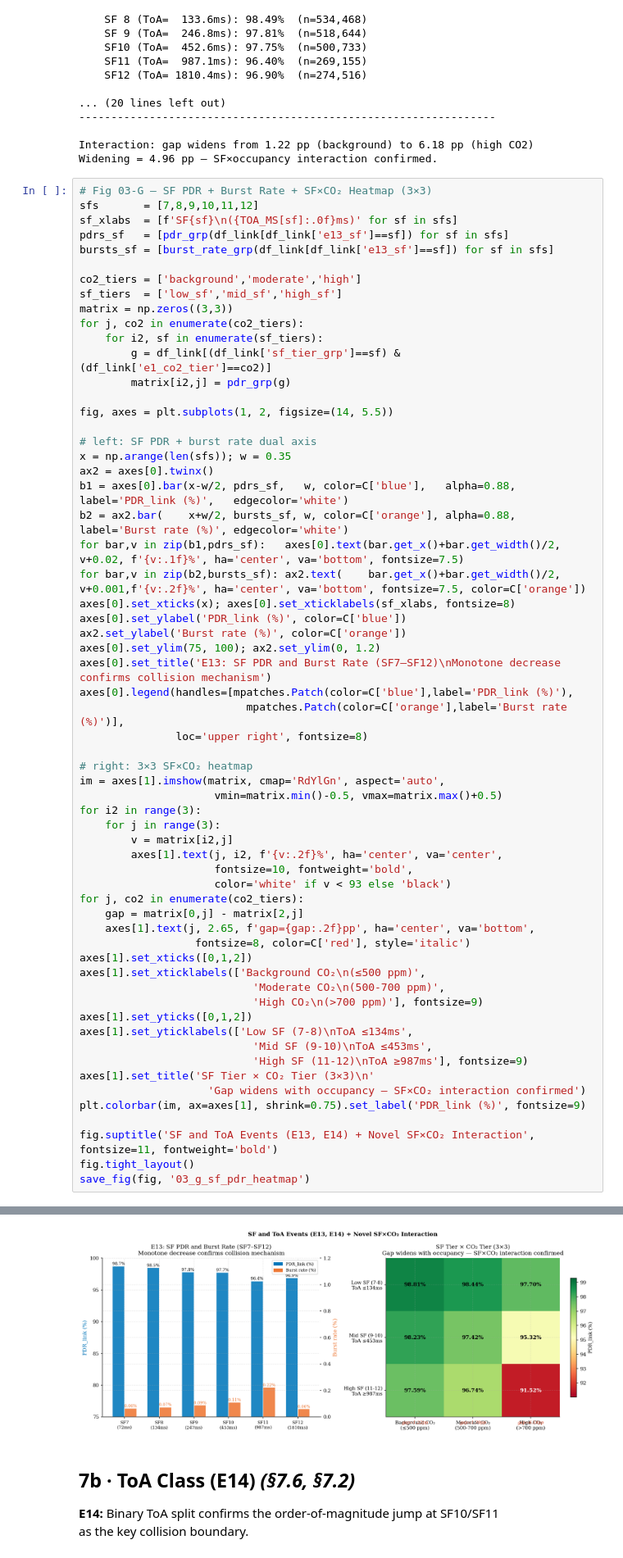
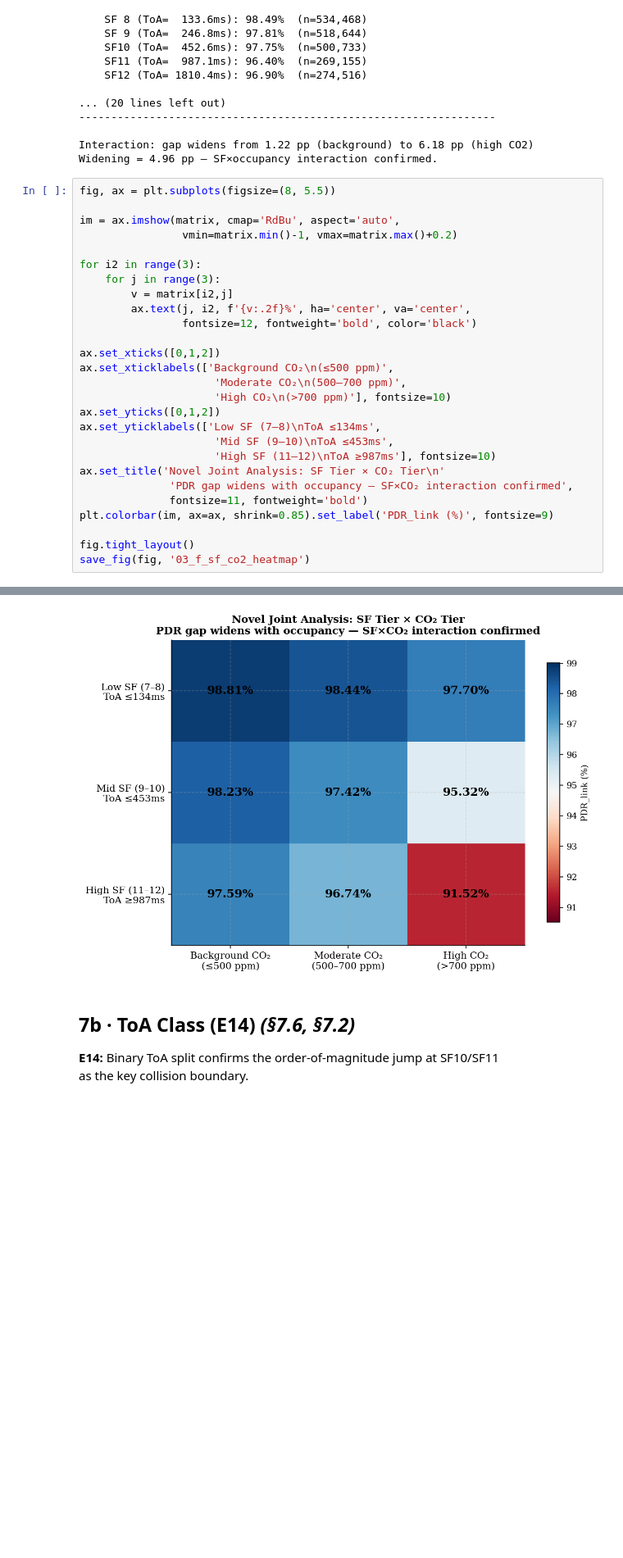
Before and after one commit to vincentmworia/Master-Thesis-Reliability-Analysis-of-Indoor-LoRaWAN-Links-using-packet-counter-reconstruction, a Jupyter notebook: notebooks/FINAL_03_analysis.ipynb, the cells around one changed output, grey strips where cells are left out. Shown at 82% size. Saved outputs shown, nothing was run; the diff lists cells and outputs as text; blank space fills up the shorter version.

Commit message:
analysis v3

```diff
--- a/notebooks/FINAL_03_analysis.ipynb
+++ b/notebooks/FINAL_03_analysis.ipynb
@@ -766,64 +766,30 @@ E13: PDR by Individual Spreading Factor
 Interaction: gap widens from 1.22 pp (background) to 6.18 pp (high CO2)
 Widening = 4.96 pp — SF×occupancy interaction confirmed.
 # %%
-# Fig 03-G — SF PDR + Burst Rate + SF×CO₂ Heatmap (3×3)
-sfs       = [7,8,9,10,11,12]
-sf_xlabs  = [f'SF{sf}\n({TOA_MS[sf]:.0f}ms)' for sf in sfs]
-pdrs_sf   = [pdr_grp(df_link[df_link['e13_sf']==sf]) for sf in sfs]
-bursts_sf = [burst_rate_grp(df_link[df_link['e13_sf']==sf]) for sf in sfs]
+fig, ax = plt.subplots(figsize=(8, 5.5))
 
-co2_tiers = ['background','moderate','high']
-sf_tiers  = ['low_sf','mid_sf','high_sf']
-matrix = np.zeros((3,3))
-for j, co2 in enumerate(co2_tiers):
-    for i2, sf in enumerate(sf_tiers):
-        g = df_link[(df_link['sf_tier_grp']==sf) & (df_link['e1_co2_tier']==co2)]
-        matrix[i2,j] = pdr_grp(g)
+im = ax.imshow(matrix, cmap='RdBu', aspect='auto',
+                vmin=matrix.min()-1, vmax=matrix.max()+0.2)
 
-fig, axes = plt.subplots(1, 2, figsize=(14, 5.5))
-
-# left: SF PDR + burst rate dual axis
-x = np.arange(len(sfs)); w = 0.35
-ax2 = axes[0].twinx()
-b1 = axes[0].bar(x-w/2, pdrs_sf,   w, color=C['blue'],   alpha=0.88, label='PDR_link (%)',   edgecolor='white')
-b2 = ax2.bar(    x+w/2, bursts_sf, w, color=C['orange'], alpha=0.88, label='Burst rate (%)', edgecolor='white')
-for bar,v in zip(b1,pdrs_sf):   axes[0].text(bar.get_x()+bar.get_width()/2, v+0.02, f'{v:.1f}%', ha='center', va='bottom', fontsize=7.5)
-for bar,v in zip(b2,bursts_sf): ax2.text(    bar.get_x()+bar.get_width()/2, v+0.001,f'{v:.2f}%', ha='center', va='bottom', fontsize=7.5, color=C['orange'])
-axes[0].set_xticks(x); axes[0].set_xticklabels(sf_xlabs, fontsize=8)
-axes[0].set_ylabel('PDR_link (%)', color=C['blue'])
-ax2.set_ylabel('Burst rate (%)', color=C['orange'])
-axes[0].set_ylim(75, 100); ax2.set_ylim(0, 1.2)
-axes[0].set_title('E13: SF PDR and Burst Rate (SF7–SF12)\nMonotone decrease confirms collision mechanism')
-axes[0].legend(handles=[mpatches.Patch(color=C['blue'],label='PDR_link (%)'),
-                          mpatches.Patch(color=C['orange'],label='Burst rate (%)')],
-               loc='upper right', fontsize=8)
-
-# right: 3×3 SF×CO₂ heatmap
-im = axes[1].imshow(matrix, cmap='RdYlGn', aspect='auto',
-                     vmin=matrix.min()-0.5, vmax=matrix.max()+0.5)
 for i2 in range(3):
     for j in range(3):
         v = matrix[i2,j]
-        axes[1].text(j, i2, f'{v:.2f}%', ha='center', va='center',
-                     fontsize=10, fontweight='bold',
-                     color='white' if v < 93 else 'black')
-for j, co2 in enumerate(co2_tiers):
-    gap = matrix[0,j] - matrix[2,j]
-    axes[1].text(j, 2.65, f'gap={gap:.2f}pp', ha='center', va='bottom',
-                  fontsize=8, color=C['red'], style='italic')
-axes[1].set_xticks([0,1,2])
-axes[1].set_xticklabels(['Background CO₂\n(≤500 ppm)',
-                           'Moderate CO₂\n(500-700 ppm)',
-                           'High CO₂\n(>700 ppm)'], fontsize=9)
-axes[1].set_yticks([0,1,2])
-axes[1].set_yticklabels(['Low SF (7-8)\nToA ≤134ms',
-                           'Mid SF (9-10)\nToA ≤453ms',
-                           'High SF (11-12)\nToA ≥987ms'], fontsize=9)
-axes[1].set_title('SF Tier × CO₂ Tier (3×3)\n'
-                    'Gap widens with occupancy — SF×CO₂ interaction confirmed')
-plt.colorbar(im, ax=axes[1], shrink=0.75).set_label('PDR_link (%)', fontsize=9)
+        ax.text(j, i2, f'{v:.2f}%', ha='center', va='center',
+                fontsize=12, fontweight='bold', color='black')
 
-fig.suptitle('SF and ToA Events (E13, E14) + Novel SF×CO₂ Interaction', fontsize=11, fontweight='bold')
+ax.set_xticks([0,1,2])
+ax.set_xticklabels(['Background CO₂\n(≤500 ppm)',
+                     'Moderate CO₂\n(500–700 ppm)',
+                     'High CO₂\n(>700 ppm)'], fontsize=10)
+ax.set_yticks([0,1,2])
+ax.set_yticklabels(['Low SF (7–8)\nToA ≤134ms',
+                     'Mid SF (9–10)\nToA ≤453ms',
+                     'High SF (11–12)\nToA ≥987ms'], fontsize=10)
+ax.set_title('Novel Joint Analysis: SF Tier × CO₂ Tier\n'
+              'PDR gap widens with occupancy — SF×CO₂ interaction confirmed',
+              fontsize=11, fontweight='bold')
+plt.colorbar(im, ax=ax, shrink=0.85).set_label('PDR_link (%)', fontsize=9)
+
 fig.tight_layout()
-save_fig(fig, '03_g_sf_pdr_heatmap')
+save_fig(fig, '03_f_sf_co2_heatmap')
 # %% [output]
@@ -831,4 +797,4 @@ save_fig(fig, '03_g_sf_pdr_heatmap')
-[figure, old version]
+[figure, new version]
 # %% [markdown]
 ## 7b · ToA Class (E14) *(§7.6, §7.2)*
 
```
Also changed, not shown: parts of 6 cells of this notebook, 4 other files.
